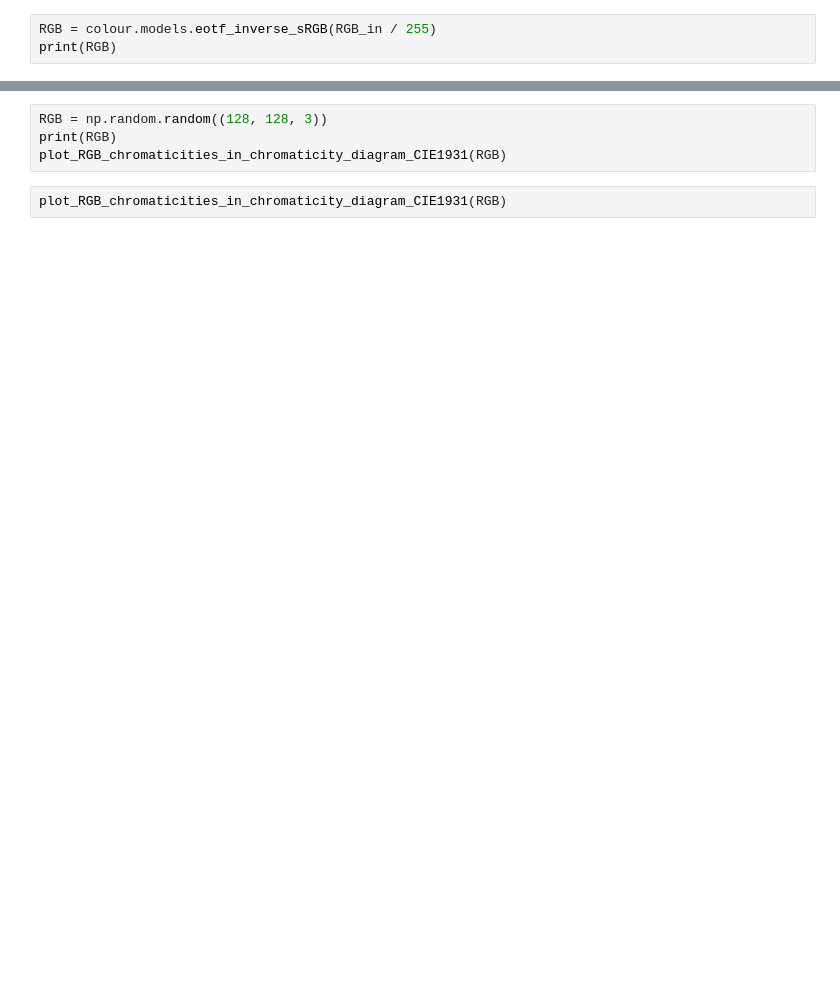
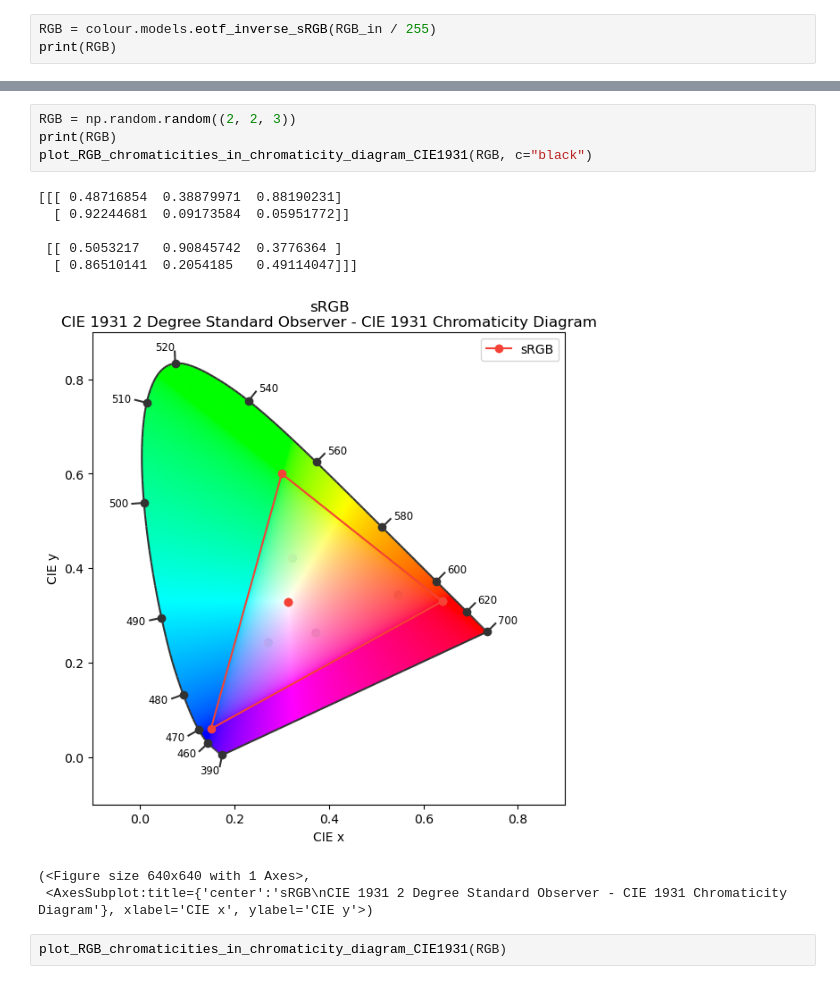
Before and after one commit to FoleyLab/wptherml, a Jupyter notebook: examples/Colour-demo.ipynb, the cells around one changed output, grey strips where cells are left out. Cells and saved outputs as stored; diff of their text form; blank space fills up the shorter version.

```diff
--- a/examples/Colour-demo.ipynb
+++ b/examples/Colour-demo.ipynb
@@ -18,6 +14,15 @@ plot_RGB_chromaticities_in_chromaticity_diagram_CIE1931(RGB_in)
 # %%
-RGB = np.random.random((128, 128, 3))
+RGB = np.random.random((2, 2, 3))
 print(RGB)
-plot_RGB_chromaticities_in_chromaticity_diagram_CIE1931(RGB)
+plot_RGB_chromaticities_in_chromaticity_diagram_CIE1931(RGB, c="black")
+# %% [output]
+[[[ 0.48716854  0.38879971  0.88190231]
+  [ 0.92244681  0.09173584  0.05951772]]
+
+ [[ 0.5053217   0.90845742  0.3776364 ]
+  [ 0.86510141  0.2054185   0.49114047]]]
+[figure, added]
+(<Figure size 640x640 with 1 Axes>,
+ <AxesSubplot:title={'center':'sRGB\nCIE 1931 2 Degree Standard Observer - CIE 1931 Chromaticity Diagram'}, xlabel='CIE x', ylabel='CIE y'>)
 # %%
 plot_RGB_chromaticities_in_chromaticity_diagram_CIE1931(RGB)
```
Also changed, not shown: parts of 2 cells of this notebook, 2 other files.
